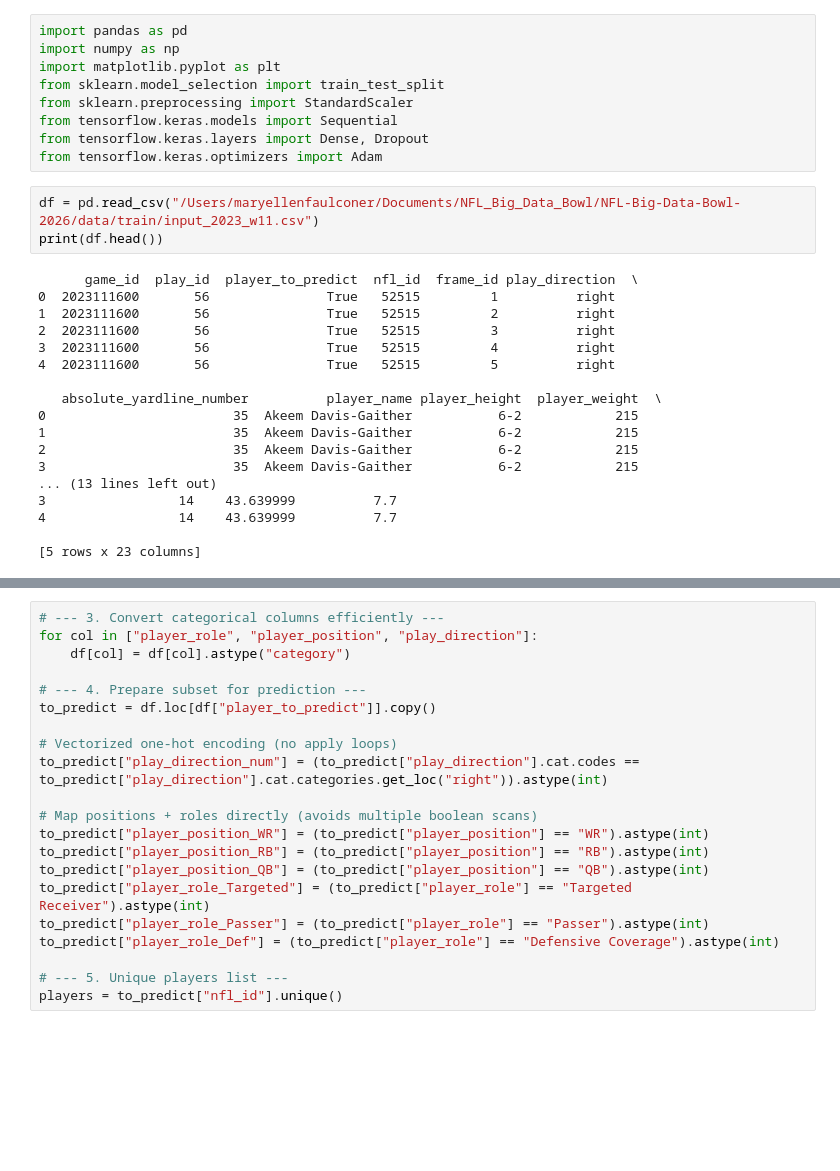
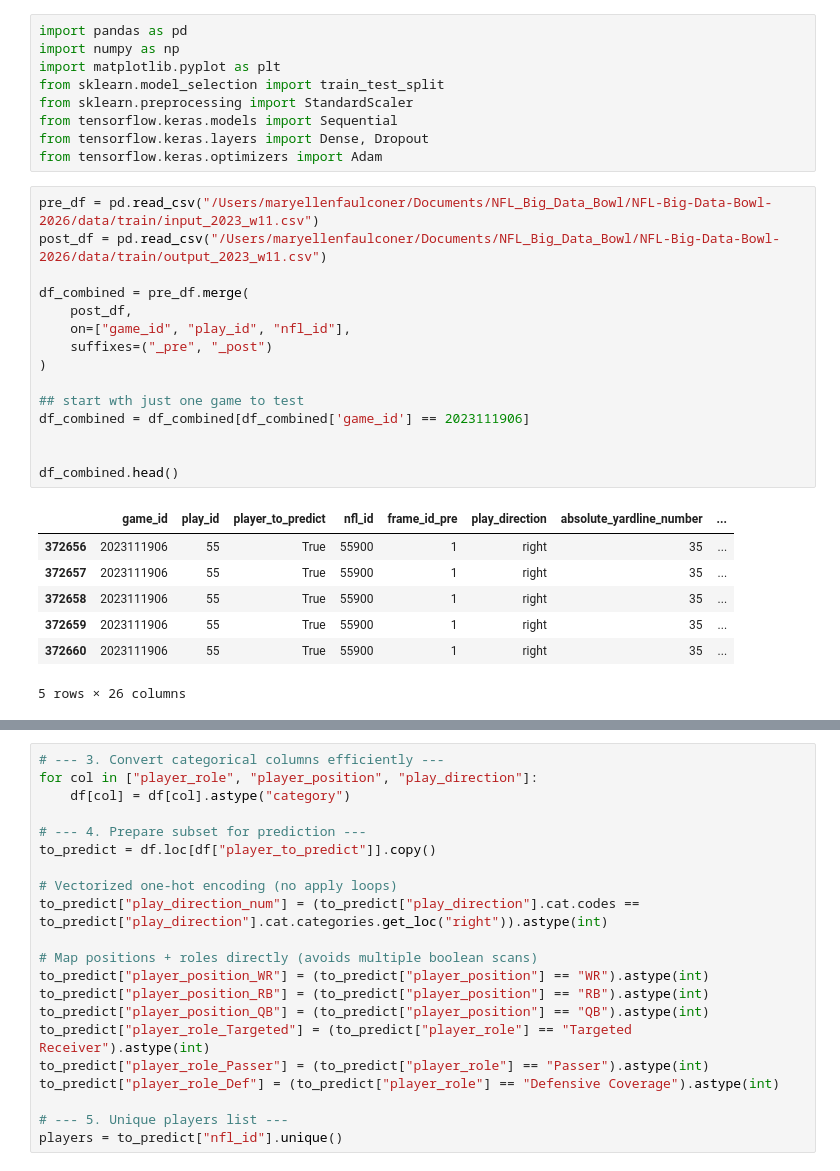
Before and after one commit to cottonjenn/nfl_bdb_neural_net, a Jupyter notebook: project.ipynb, the cells around one changed output, grey strips where cells are left out. Saved outputs shown, nothing was run; the diff lists cells and outputs as text; blank space fills up the shorter version.

Commit message:
start to make the data wide

```diff
--- a/project.ipynb
+++ b/project.ipynb
@@ -8,23 +8,25 @@ from tensorflow.keras.models import Sequential
 from tensorflow.keras.layers import Dense, Dropout
 from tensorflow.keras.optimizers import Adam
 # %%
-df = pd.read_csv("/Users/maryellenfaulconer/Documents/NFL_Big_Data_Bowl/NFL-Big-Data-Bowl-2026/data/train/input_2023_w11.csv")
-print(df.head())
+pre_df = pd.read_csv("/Users/maryellenfaulconer/Documents/NFL_Big_Data_Bowl/NFL-Big-Data-Bowl-2026/data/train/input_2023_w11.csv")
+post_df = pd.read_csv("/Users/maryellenfaulconer/Documents/NFL_Big_Data_Bowl/NFL-Big-Data-Bowl-2026/data/train/output_2023_w11.csv")
+
+df_combined = pre_df.merge(
+    post_df,
+    on=["game_id", "play_id", "nfl_id"],
+    suffixes=("_pre", "_post")
+)
+
+## start wth just one game to test
+df_combined = df_combined[df_combined['game_id'] == 2023111906]
+
+
+df_combined.head()
 # %% [output]
+|  | game_id | play_id | player_to_predict | nfl_id | frame_id_pre | play_direction | absolute_yardline_number | ... |
+| 372656 | 2023111906 | 55 | True | 55900 | 1 | right | 35 | ... |
+| 372657 | 2023111906 | 55 | True | 55900 | 1 | right | 35 | ... |
+| 372658 | 2023111906 | 55 | True | 55900 | 1 | right | 35 | ... |
+| 372659 | 2023111906 | 55 | True | 55900 | 1 | right | 35 | ... |
+| 372660 | 2023111906 | 55 | True | 55900 | 1 | right | 35 | ... |
-      game_id  play_id  player_to_predict  nfl_id  frame_id play_direction  \
-0  2023111600       56               True   52515         1          right
-1  2023111600       56               True   52515         2          right
-2  2023111600       56               True   52515         3          right
-3  2023111600       56               True   52515         4          right
-4  2023111600       56               True   52515         5          right
-
-   absolute_yardline_number          player_name player_height  player_weight  \
-0                        35  Akeem Davis-Gaither           6-2            215
-1                        35  Akeem Davis-Gaither           6-2            215
-2                        35  Akeem Davis-Gaither           6-2            215
-3                        35  Akeem Davis-Gaither           6-2            215
-... (13 lines left out)
-3                 14    43.639999          7.7
-4                 14    43.639999          7.7
-
-[5 rows x 23 columns]
+5 rows × 26 columns
```
Also changed, not shown: parts of 10 cells of this notebook.
